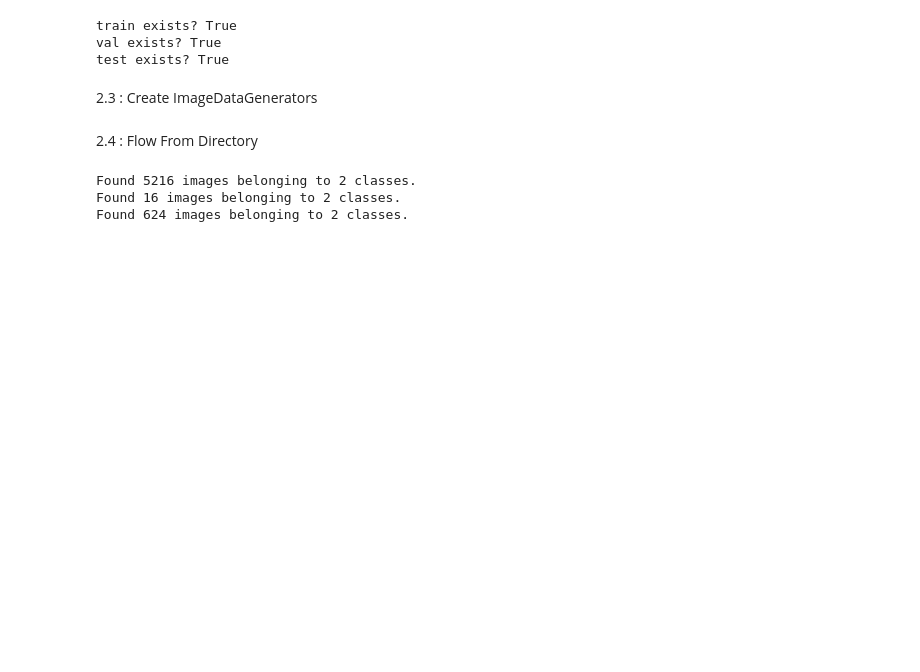
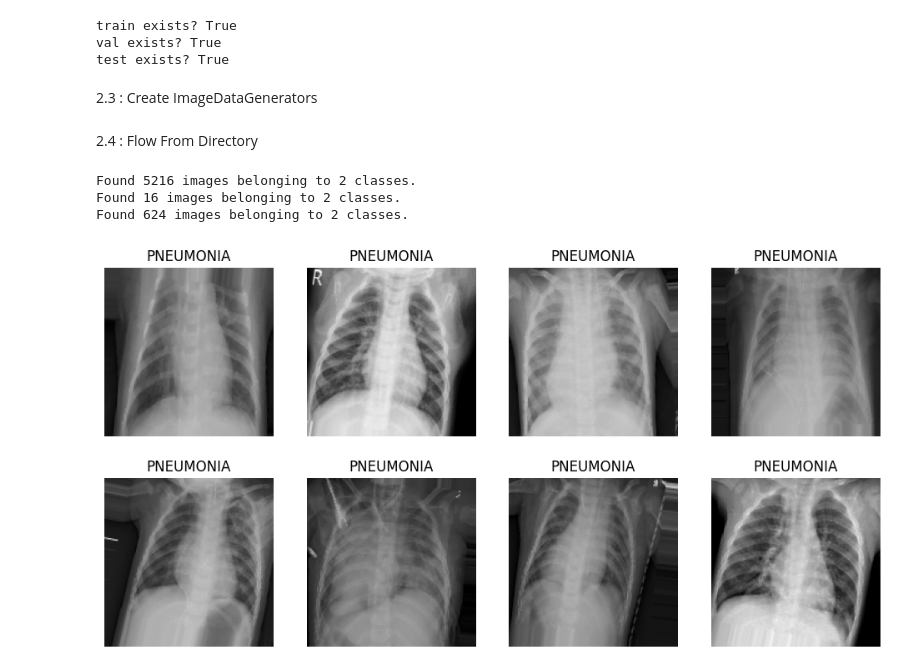
Before and after one commit to 55766sufyan/aritifical_intelligence_chest_xray_pneumonia_semester5, a Jupyter notebook: notebooks/Phase_2_Data_Preprocessing_&_Image_Generators.ipynb, the cells around one changed output. Cells and saved outputs as stored; diff of their text form; code cells hidden in the pictures; blank space fills up the shorter version.

Commit message:
Data Preprocessing & Image Generators

```diff
--- a/notebooks/Phase_2_Data_Preprocessing_&_Image_Generators.ipynb
+++ b/notebooks/Phase_2_Data_Preprocessing_&_Image_Generators.ipynb
@@ -87,3 +87,18 @@ test_generator = test_datagen.flow_from_directory(
 Found 5216 images belonging to 2 classes.
 Found 16 images belonging to 2 classes.
 Found 624 images belonging to 2 classes.
+# %%
+import matplotlib.pyplot as plt
+
+# Get one batch of training images
+images, labels = next(train_generator)
+
+plt.figure(figsize=(12,6))
+for i in range(8):
+    plt.subplot(2,4,i+1)
+    plt.imshow(images[i])
+    plt.title('PNEUMONIA' if labels[i]==1 else 'NORMAL')
+    plt.axis('off')
+plt.show()
+# %% [output]
+[figure, added]
```
